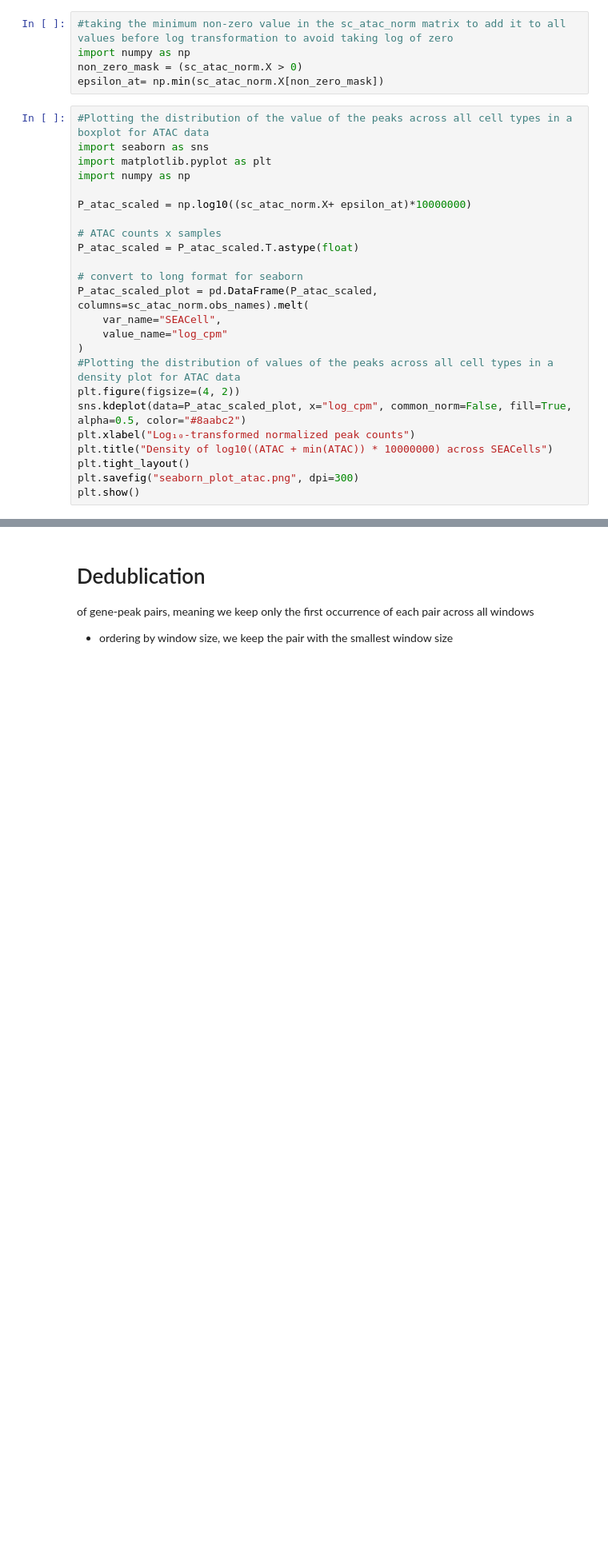
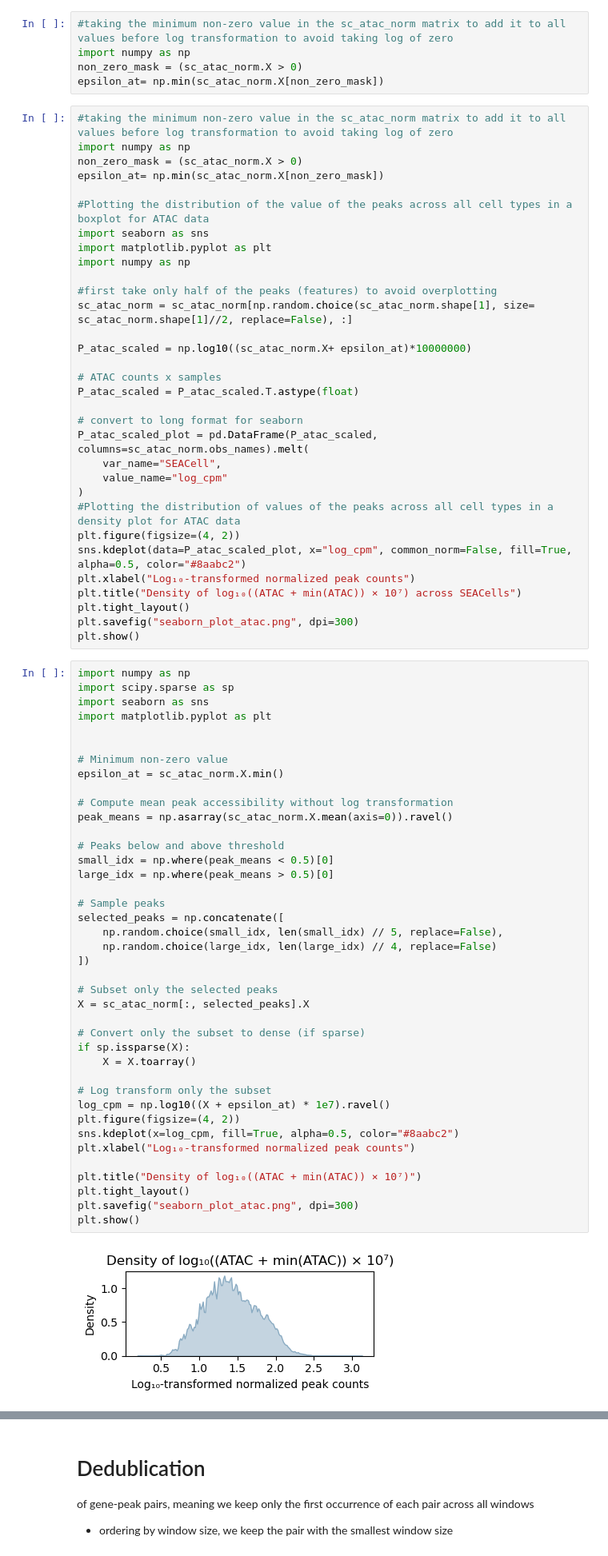
Before and after one commit to smin07/BA, a Jupyter notebook: notebooks/RNA_ATAC_correlation_SEACELL.ipynb, the cells around one changed output, grey strips where cells are left out. Shown at 80% size. Drawn from its saved outputs; the diff is of its cells as text; blank space fills up the shorter version.

```diff
--- a/notebooks/RNA_ATAC_correlation_SEACELL.ipynb
+++ b/notebooks/RNA_ATAC_correlation_SEACELL.ipynb
@@ -163,10 +203,18 @@ import numpy as np
 non_zero_mask = (sc_atac_norm.X > 0)
 epsilon_at= np.min(sc_atac_norm.X[non_zero_mask])
 # %%
+#taking the minimum non-zero value in the sc_atac_norm matrix to add it to all values before log transformation to avoid taking log of zero
+import numpy as np
+non_zero_mask = (sc_atac_norm.X > 0)
+epsilon_at= np.min(sc_atac_norm.X[non_zero_mask])
+
 #Plotting the distribution of the value of the peaks across all cell types in a boxplot for ATAC data
 import seaborn as sns
 import matplotlib.pyplot as plt
 import numpy as np
+
+#first take only half of the peaks (features) to avoid overplotting
+sc_atac_norm = sc_atac_norm[np.random.choice(sc_atac_norm.shape[1], size= sc_atac_norm.shape[1]//2, replace=False), :]
 
 P_atac_scaled = np.log10((sc_atac_norm.X+ epsilon_at)*10000000)
 
@@ -182,7 +230,49 @@ P_atac_scaled_plot = pd.DataFrame(P_atac_scaled, columns=sc_atac_norm.obs_names)
 plt.figure(figsize=(4, 2))
 sns.kdeplot(data=P_atac_scaled_plot, x="log_cpm", common_norm=False, fill=True, alpha=0.5, color="#8aabc2")
 plt.xlabel("Log₁₀-transformed normalized peak counts")
-plt.title("Density of log10((ATAC + min(ATAC)) * 10000000) across SEACells")
+plt.title("Density of log₁₀((ATAC + min(ATAC)) × 10⁷) across SEACells")
 plt.tight_layout()
 plt.savefig("seaborn_plot_atac.png", dpi=300)
 plt.show()
+# %%
+import numpy as np
+import scipy.sparse as sp
+import seaborn as sns
+import matplotlib.pyplot as plt
+
+
+# Minimum non-zero value
+epsilon_at = sc_atac_norm.X.min()
+
+# Compute mean peak accessibility without log transformation
+peak_means = np.asarray(sc_atac_norm.X.mean(axis=0)).ravel()
+
+# Peaks below and above threshold
+small_idx = np.where(peak_means < 0.5)[0]
+large_idx = np.where(peak_means > 0.5)[0]
+
+# Sample peaks
+selected_peaks = np.concatenate([
+    np.random.choice(small_idx, len(small_idx) // 5, replace=False),
+    np.random.choice(large_idx, len(large_idx) // 4, replace=False)
+])
+
+# Subset only the selected peaks
+X = sc_atac_norm[:, selected_peaks].X
+
+# Convert only the subset to dense (if sparse)
+if sp.issparse(X):
+    X = X.toarray()
+
+# Log transform only the subset
+log_cpm = np.log10((X + epsilon_at) * 1e7).ravel()
+plt.figure(figsize=(4, 2))
+sns.kdeplot(x=log_cpm, fill=True, alpha=0.5, color="#8aabc2")
+plt.xlabel("Log₁₀-transformed normalized peak counts")
+
+plt.title("Density of log₁₀((ATAC + min(ATAC)) × 10⁷)")
+plt.tight_layout()
+plt.savefig("seaborn_plot_atac.png", dpi=300)
+plt.show()
+# %% [output]
+[figure, added]
```
Also changed, not shown: parts of 6 cells of this notebook, 4 other files.
